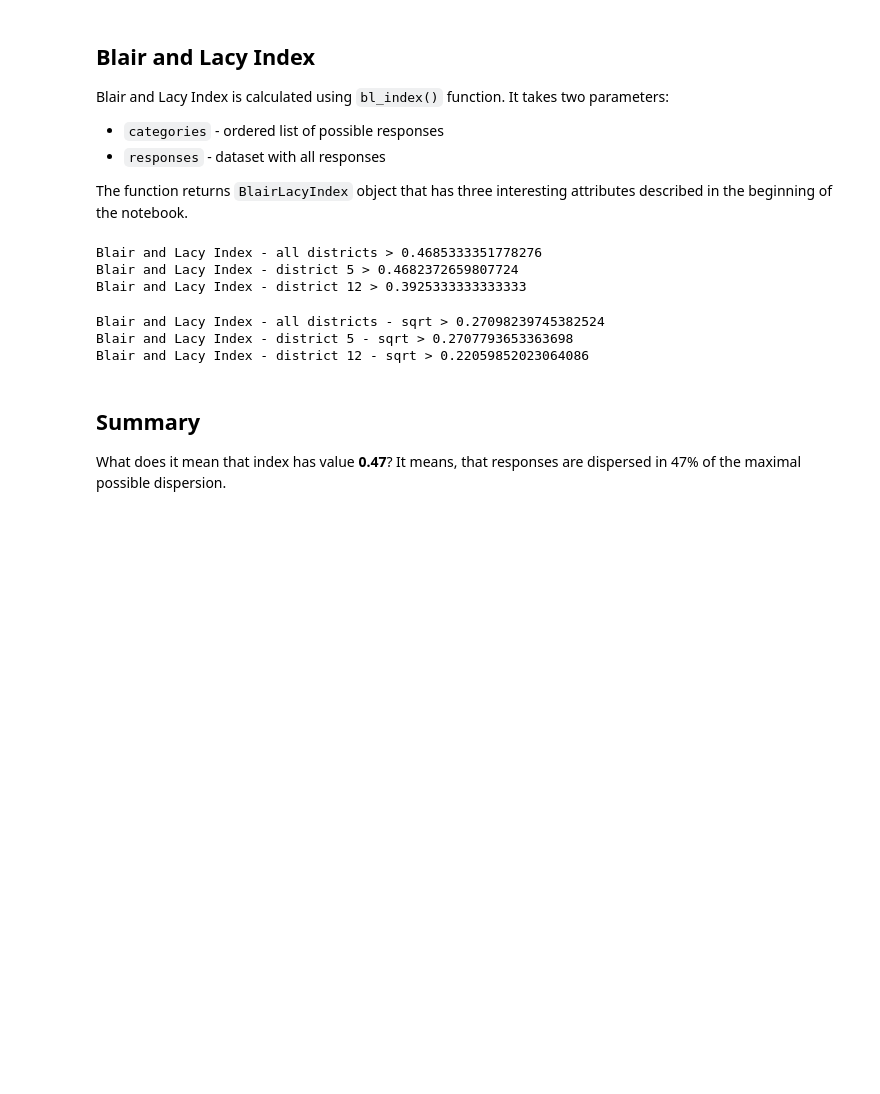
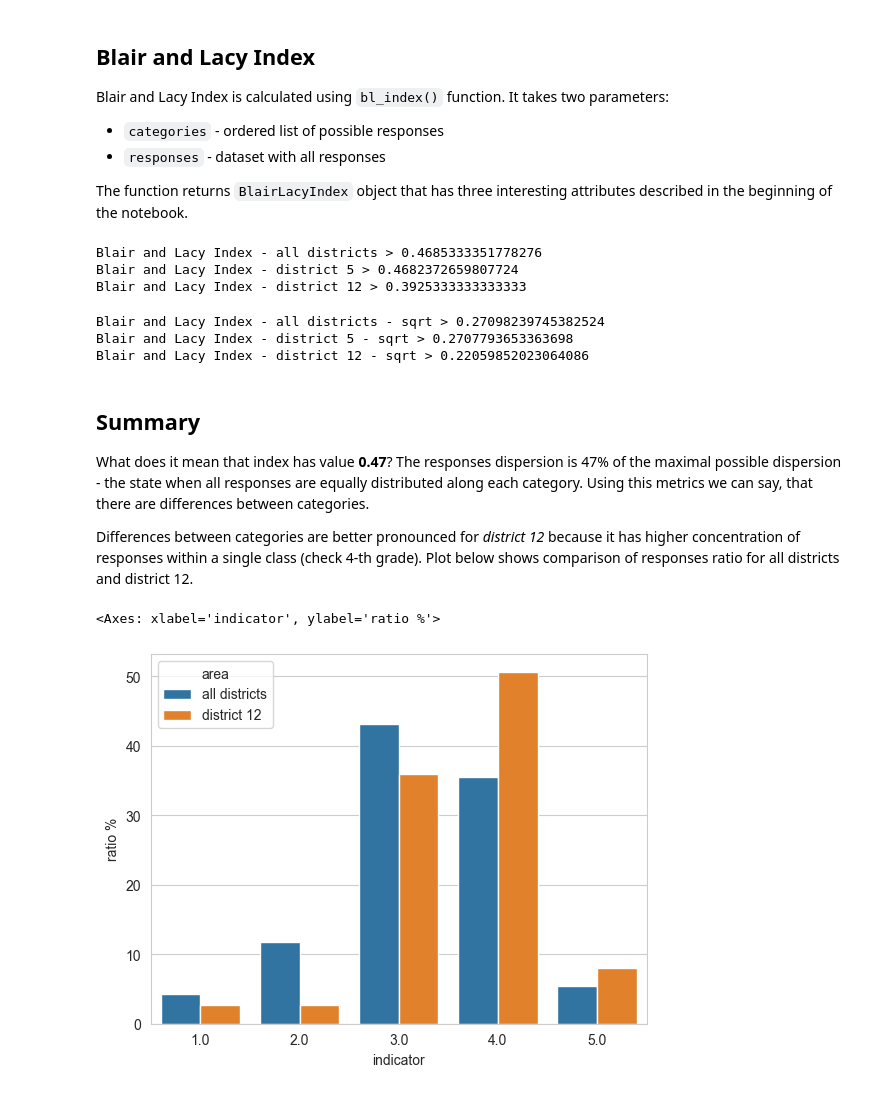
Before and after one commit to hs3city/surveypie, a Jupyter notebook: dev-notebooks/blair-lacy-index.ipynb, the cells around one changed output. Saved outputs shown, nothing was run; the diff lists cells and outputs as text; code cells hidden in the pictures; blank space fills up the shorter version.

Commit message:
Blair and Lacy Index tutorial

```diff
--- a/dev-notebooks/blair-lacy-index.ipynb
+++ b/dev-notebooks/blair-lacy-index.ipynb
@@ -144,4 +144,19 @@ Blair and Lacy Index - district 12 - sqrt > 0.22059852023064086
 # %% [markdown]
 ## Summary
 
-What does it mean that index has value **0.47**? It means, that responses are dispersed in 47% of the maximal possible dispersion.
+What does it mean that index has value **0.47**? The responses dispersion is 47% of the maximal possible dispersion - the state when all responses are equally distributed along each category. Using this metrics we can say, that there are differences between categories.
+
+Differences between categories are better pronounced for *district 12* because it has higher concentration of responses within a single class (check 4-th grade). Plot below shows comparison of responses ratio for all districts and district 12.
+# %%
+info_general = info(df['general_rate'], indicators=range(1, 6))
+info_general['area'] = 'all districts'
+
+info_12 = info(df['general_rate'][df['BOSdistrict'] == 12], indicators=range(1, 6))
+info_12['area'] = 'district 12'
+
+info_merged = pd.concat([info_general, info_12])
+info_merged.reset_index(inplace=True)
+sns.barplot(info_merged, x='indicator', y='ratio %', hue='area')
+# %% [output]
+<Axes: xlabel='indicator', ylabel='ratio %'>
+[figure, added]
```
Also changed, not shown: parts of 4 cells of this notebook, 1 other file.
